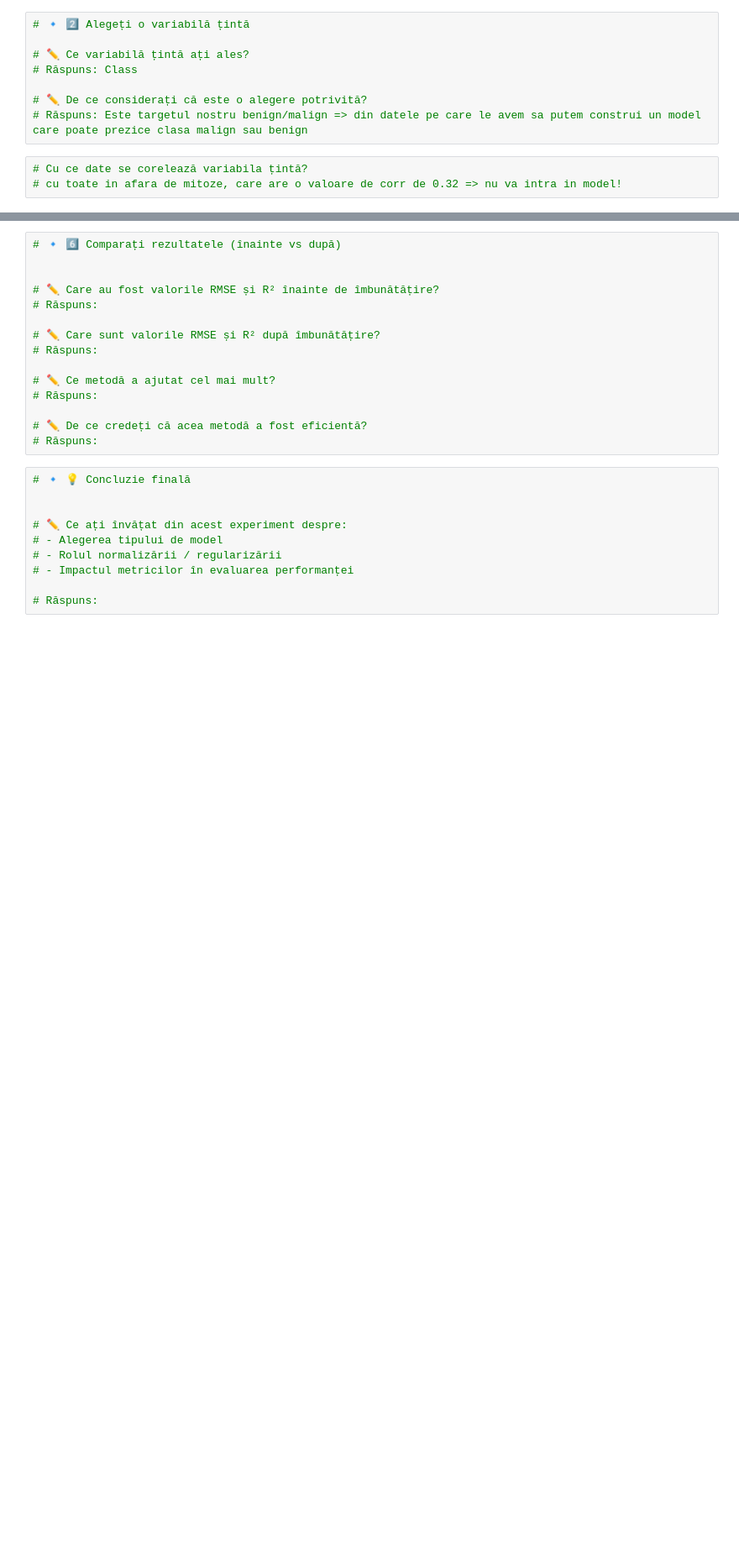
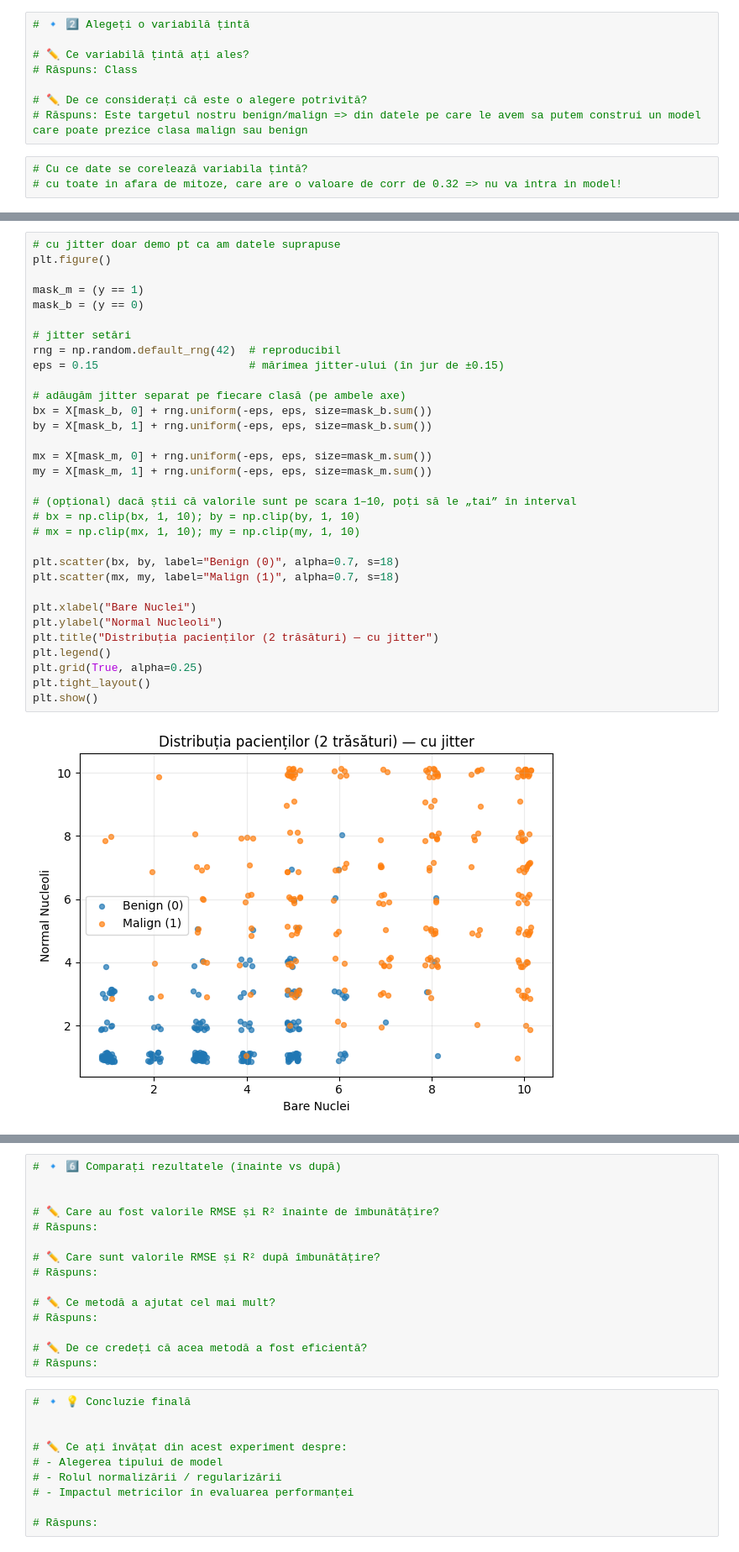
Before and after one commit to bratzaharia/ml-data-science-1, a Jupyter notebook: MiniProiect_Regresie_bratc.ipynb, the cells around one changed output, grey strips where cells are left out. Shown at 84% size. Cells and saved outputs as stored; diff of their text form; blank space fills up the shorter version.

```diff
--- a/MiniProiect_Regresie_bratc.ipynb
+++ b/MiniProiect_Regresie_bratc.ipynb
@@ -368,0 +381,34 @@ y = df["Class"]
+# %%
+# cu jitter doar demo pt ca am datele suprapuse
+plt.figure()
+
+mask_m = (y == 1)
+mask_b = (y == 0)
+
+# jitter setări
+rng = np.random.default_rng(42)  # reproducibil
+eps = 0.15                       # mărimea jitter-ului (în jur de ±0.15)
+
+# adăugăm jitter separat pe fiecare clasă (pe ambele axe)
+bx = X[mask_b, 0] + rng.uniform(-eps, eps, size=mask_b.sum())
+by = X[mask_b, 1] + rng.uniform(-eps, eps, size=mask_b.sum())
+
+mx = X[mask_m, 0] + rng.uniform(-eps, eps, size=mask_m.sum())
+my = X[mask_m, 1] + rng.uniform(-eps, eps, size=mask_m.sum())
+
+# (opțional) dacă știi că valorile sunt pe scara 1–10, poți să le „tai” în interval
+# bx = np.clip(bx, 1, 10); by = np.clip(by, 1, 10)
+# mx = np.clip(mx, 1, 10); my = np.clip(my, 1, 10)
+
+plt.scatter(bx, by, label="Benign (0)", alpha=0.7, s=18)
+plt.scatter(mx, my, label="Malign (1)", alpha=0.7, s=18)
+
+plt.xlabel("Bare Nuclei")
+plt.ylabel("Normal Nucleoli")
+plt.title("Distribuția pacienților (2 trăsături) — cu jitter")
+plt.legend()
+plt.grid(True, alpha=0.25)
+plt.tight_layout()
+plt.show()
+# %% [output]
+[figure, added]
```
Also changed, not shown: parts of 14 cells of this notebook.
